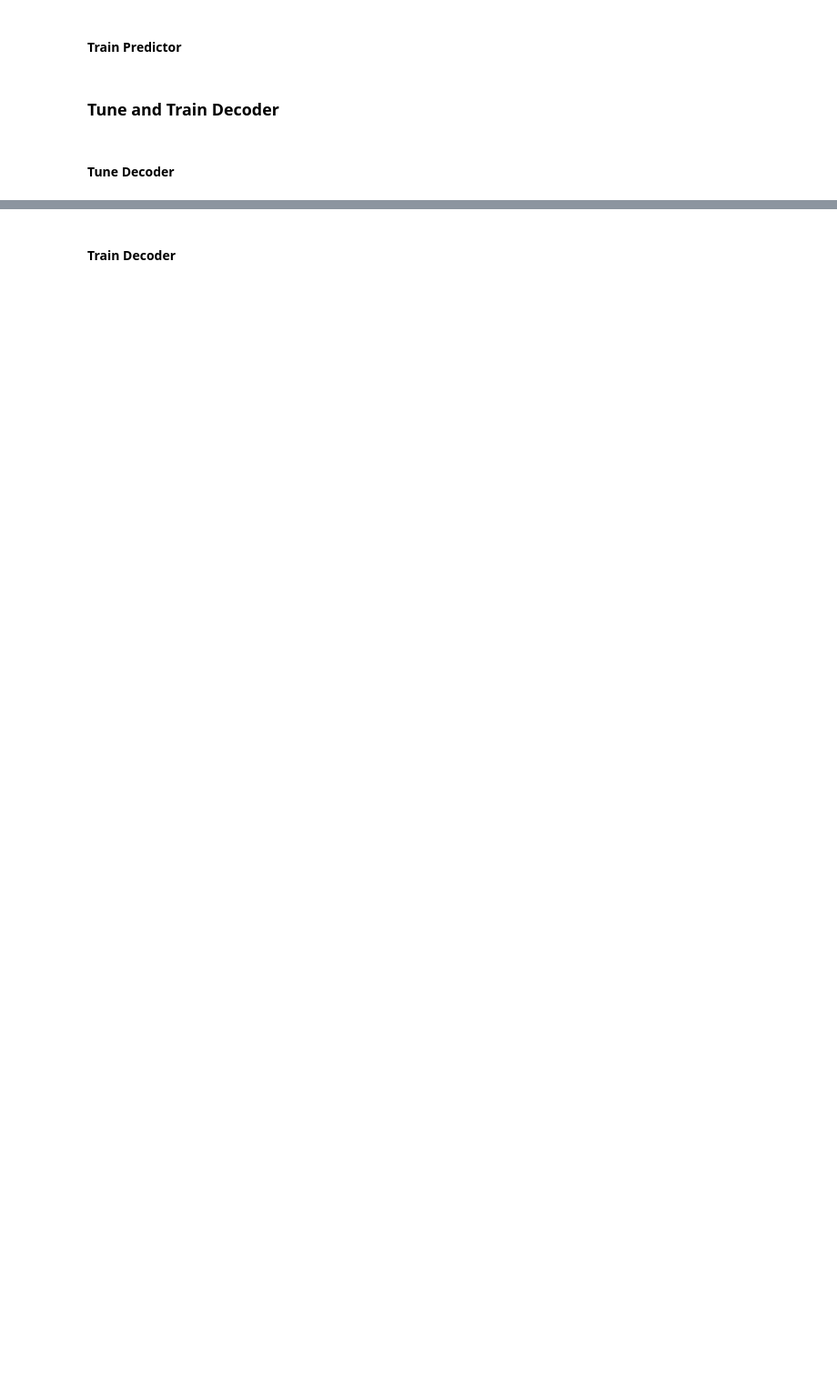
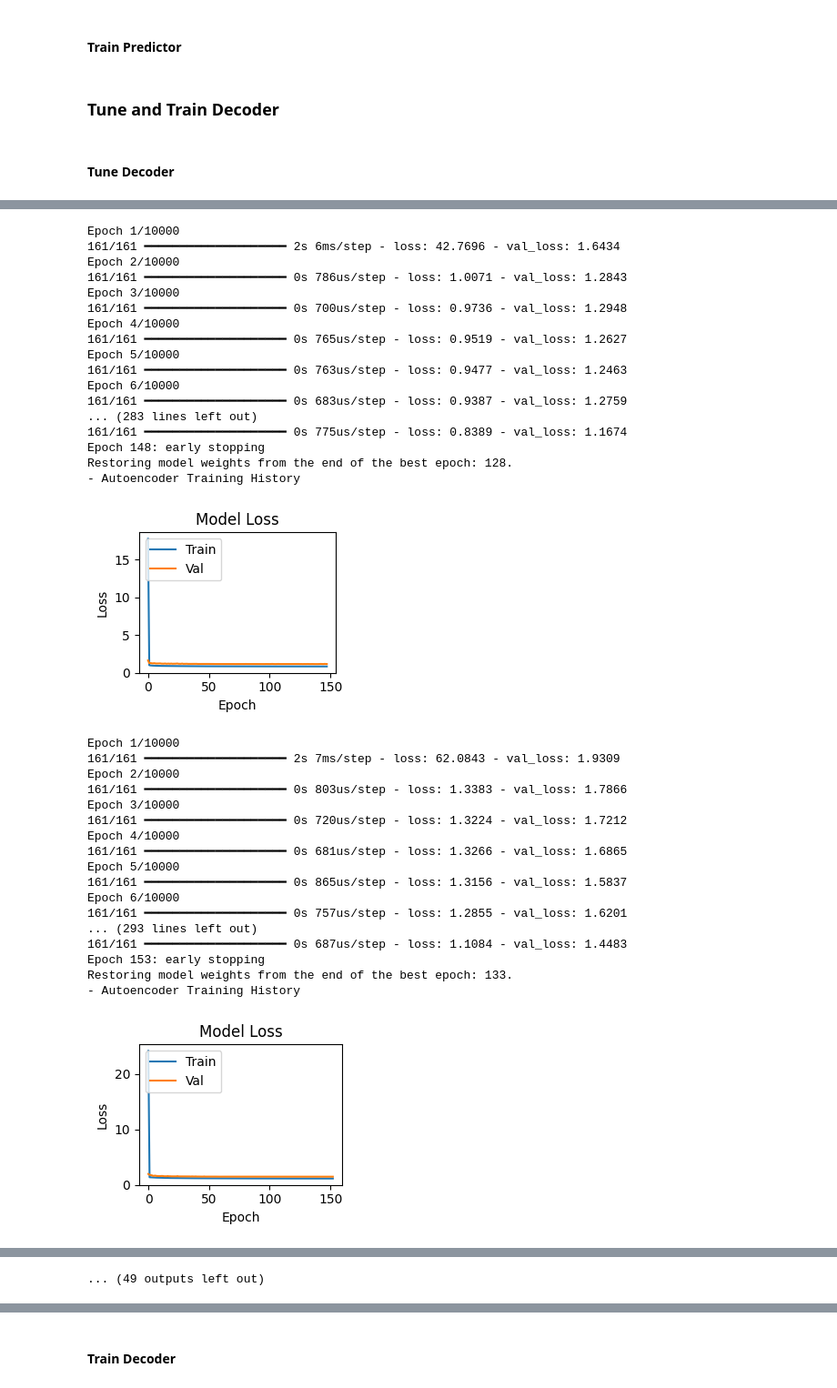
Before and after one commit to lr98769/rue_prediction_interval, a Jupyter notebook: notebooks/snp500.ipynb, the cells around one changed output, grey strips where cells are left out. Shown at 91% size. Drawn from its saved outputs; the diff is of its cells as text; code cells hidden in the pictures; blank space fills up the shorter version.

```diff
--- a/notebooks/snp500.ipynb
+++ b/notebooks/snp500.ipynb
@@ -609,16 +740,10 @@ all_rue_predictor_best_hp = joblib.load(os.path.join(fp_tuning, str(seed), "all_
 # %% [markdown]
 #### Train Predictor
 # %%
-rue_dict = {
-    "t+1": {"train_df": df_train_1, "valid_df": df_valid_1, "test_df": df_test_1, "outputs": pred_cols_1},
-    "t+2": {"train_df": df_train_2, "valid_df": df_valid_2, "test_df": df_test_2, "outputs": pred_cols_2},
-    "t+3": {"train_df": df_train_3, "valid_df": df_valid_3, "test_df": df_test_3, "outputs": pred_cols_3},
-}
-all_rue_decoder_best_hp = {}
-for time_label, time_info_dict in tqdm(rue_dict.items(), total=len(rue_dict)):
+for time_label, time_info_dict in tqdm(data_dict.items(), total=len(data_dict)):
     best_predictor_hp = all_rue_predictor_best_hp[time_label]
     ae_regressor = model_training_predictor(
-        best_predictor_hp, predictors=predictors, pred_cols=time_info_dict["outputs"],
+        best_predictor_hp, predictors=feat_cols, pred_cols=time_info_dict["outputs"],
         train_df=time_info_dict["train_df"], valid_df = time_info_dict["valid_df"], seed=seed,
         batch_size=batch_size, max_epochs=10000, verbose=1, patience=20
     )
@@ -628,22 +753,17 @@ for time_label, time_info_dict in tqdm(rue_dict.items(), total=len(rue_dict)):
 # %% [markdown]
 #### Tune Decoder
 # %%
-rue_dict = {
-    "t+1": {"train_df": df_train_1, "valid_df": df_valid_1, "test_df": df_test_1, "outputs": pred_cols_1},
-    "t+2": {"train_df": df_train_2, "valid_df": df_valid_2, "test_df": df_test_2, "outputs": pred_cols_2},
-    "t+3": {"train_df": df_train_3, "valid_df": df_valid_3, "test_df": df_test_3, "outputs": pred_cols_3},
-}
 all_rue_decoder_best_hp = {}
-for time_label, time_info_dict in tqdm(rue_dict.items(), total=len(rue_dict)):
+for time_label, time_info_dict in tqdm(data_dict.items(), total=len(data_dict)):
     best_predictor_hp = all_rue_predictor_best_hp[time_label]
     prev_model = load_model(name=f"rue_predictor_{time_label}", fp_checkpoints=os.path.join(fp_project_models, str(seed)))
     rue_tuning_df, rue_best_hp = model_tuning_decoder(
         param_grid=dict(
             encoder_width = [best_predictor_hp["encoder_width"]], # , 256, 512
             encoder_depth = [best_predictor_hp["encoder_depth"]], #  3, 4
-            decoder_width = [256, 512, 1028],
-            decoder_depth = [1, 2, 3]
-        ), predictors=predictors, pred_cols=time_info_dict["outputs"],
+            decoder_width = [512, 1028, 2048],
+            decoder_depth = [2, 3, 4]
+        ), predictors=feat_cols, pred_cols=time_info_dict["outputs"],
         train_df=time_info_dict["train_df"], valid_df=time_info_dict["valid_df"], seed=seed,
         max_epochs=10000, verbose=1, patience=20, prev_model=prev_model
     )
@@ -651,3 +771,4 @@ for time_label, time_info_dict in tqdm(rue_dict.items(), total=len(rue_dict)):
     rue_tuning_df.to_csv(os.path.join(fp_tuning, str(seed), f"tuning_rue_decoder_{time_label}.csv"))
     all_rue_decoder_best_hp[time_label] = rue_best_hp
 joblib.dump(all_rue_decoder_best_hp, os.path.join(fp_tuning, str(seed), "all_rue_decoder_best_hp.joblib"))
+# %% [output]
@@ -653,0 +776,36 @@ joblib.dump(all_rue_decoder_best_hp, os.path.join(fp_tuning, str(seed), "all_rue
+Epoch 1/10000
+161/161 ━━━━━━━━━━━━━━━━━━━━ 2s 6ms/step - loss: 42.7696 - val_loss: 1.6434
+Epoch 2/10000
+161/161 ━━━━━━━━━━━━━━━━━━━━ 0s 786us/step - loss: 1.0071 - val_loss: 1.2843
+Epoch 3/10000
+161/161 ━━━━━━━━━━━━━━━━━━━━ 0s 700us/step - loss: 0.9736 - val_loss: 1.2948
+Epoch 4/10000
+161/161 ━━━━━━━━━━━━━━━━━━━━ 0s 765us/step - loss: 0.9519 - val_loss: 1.2627
+Epoch 5/10000
+161/161 ━━━━━━━━━━━━━━━━━━━━ 0s 763us/step - loss: 0.9477 - val_loss: 1.2463
+Epoch 6/10000
+161/161 ━━━━━━━━━━━━━━━━━━━━ 0s 683us/step - loss: 0.9387 - val_loss: 1.2759
+... (283 lines left out)
+161/161 ━━━━━━━━━━━━━━━━━━━━ 0s 775us/step - loss: 0.8389 - val_loss: 1.1674
+Epoch 148: early stopping
+Restoring model weights from the end of the best epoch: 128.
+- Autoencoder Training History
+[figure, added]
+Epoch 1/10000
+161/161 ━━━━━━━━━━━━━━━━━━━━ 2s 7ms/step - loss: 62.0843 - val_loss: 1.9309
+Epoch 2/10000
+161/161 ━━━━━━━━━━━━━━━━━━━━ 0s 803us/step - loss: 1.3383 - val_loss: 1.7866
+Epoch 3/10000
+161/161 ━━━━━━━━━━━━━━━━━━━━ 0s 720us/step - loss: 1.3224 - val_loss: 1.7212
+Epoch 4/10000
+161/161 ━━━━━━━━━━━━━━━━━━━━ 0s 681us/step - loss: 1.3266 - val_loss: 1.6865
+Epoch 5/10000
+161/161 ━━━━━━━━━━━━━━━━━━━━ 0s 865us/step - loss: 1.3156 - val_loss: 1.5837
+Epoch 6/10000
+161/161 ━━━━━━━━━━━━━━━━━━━━ 0s 757us/step - loss: 1.2855 - val_loss: 1.6201
+... (293 lines left out)
+161/161 ━━━━━━━━━━━━━━━━━━━━ 0s 687us/step - loss: 1.1084 - val_loss: 1.4483
+Epoch 153: early stopping
+Restoring model weights from the end of the best epoch: 133.
+- Autoencoder Training History
+[figure, added]
@@ -654 +883,2 @@ joblib.dump(all_rue_decoder_best_hp, os.path.join(fp_tuning, str(seed), "all_rue
+... (49 outputs left out)
 # %%
```
Also changed, not shown: parts of 40 cells of this notebook, 41 other files.
